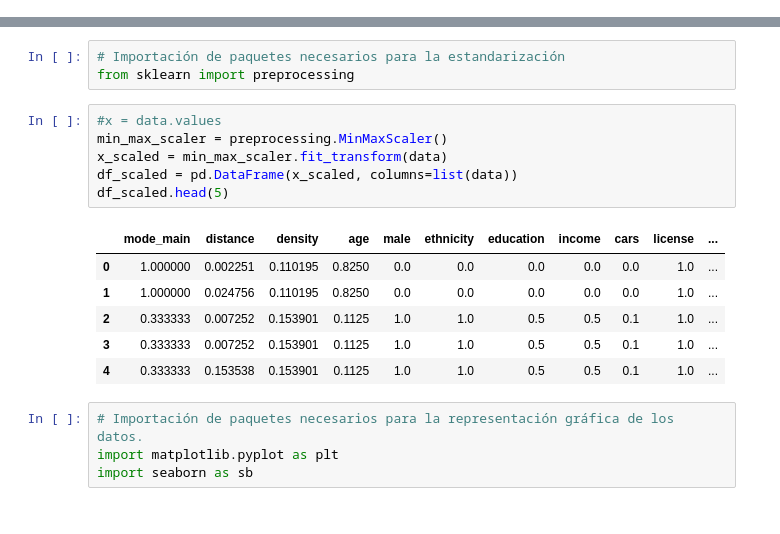
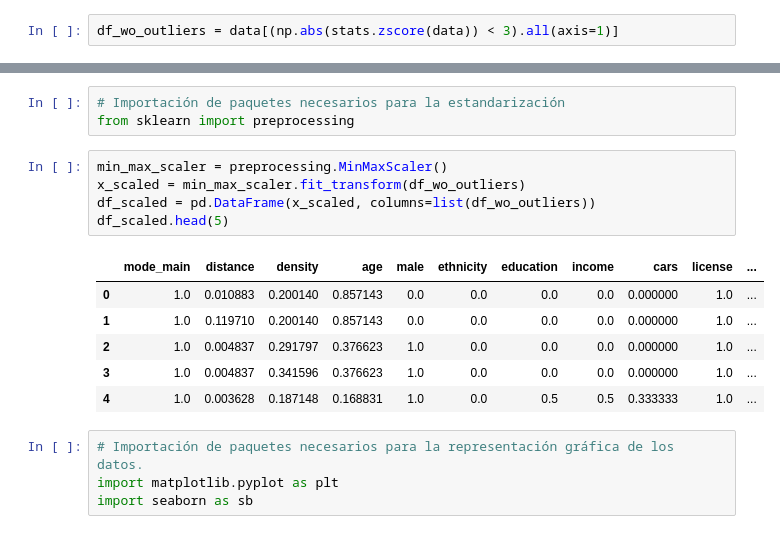
Before and after one commit to diego-anderica/Trabajo-Clustering, a Jupyter notebook: Fuzzy CMeans.ipynb, the cells around one changed output, grey strips where cells are left out. Cells and saved outputs as stored; diff of their text form.

```diff
--- a/Fuzzy CMeans.ipynb
+++ b/Fuzzy CMeans.ipynb
@@ -125,21 +151,22 @@ data.head(5)
+# %%
+df_wo_outliers = data[(np.abs(stats.zscore(data)) < 3).all(axis=1)]
 # %% [markdown]
 A continuación, estandarizamos todos los datos para que tengan una igual relevancia en los cálculos posteriores. Para ello, se utilizará el método "MinMaxScaler", ya que es uno de los métodos más sensible a outliers.
 # %%
 # Importación de paquetes necesarios para la estandarización
 from sklearn import preprocessing
 # %%
-#x = data.values
 min_max_scaler = preprocessing.MinMaxScaler()
-x_scaled = min_max_scaler.fit_transform(data)
-df_scaled = pd.DataFrame(x_scaled, columns=list(data))
+x_scaled = min_max_scaler.fit_transform(df_wo_outliers)
+df_scaled = pd.DataFrame(x_scaled, columns=list(df_wo_outliers))
 df_scaled.head(5)
 # %% [output]
 |  | mode_main | distance | density | age | male | ethnicity | education | income | cars | license | ... |
-| 0 | 1.000000 | 0.002251 | 0.110195 | 0.8250 | 0.0 | 0.0 | 0.0 | 0.0 | 0.0 | 1.0 | ... |
-| 1 | 1.000000 | 0.024756 | 0.110195 | 0.8250 | 0.0 | 0.0 | 0.0 | 0.0 | 0.0 | 1.0 | ... |
-| 2 | 0.333333 | 0.007252 | 0.153901 | 0.1125 | 1.0 | 1.0 | 0.5 | 0.5 | 0.1 | 1.0 | ... |
-| 3 | 0.333333 | 0.007252 | 0.153901 | 0.1125 | 1.0 | 1.0 | 0.5 | 0.5 | 0.1 | 1.0 | ... |
-| 4 | 0.333333 | 0.153538 | 0.153901 | 0.1125 | 1.0 | 1.0 | 0.5 | 0.5 | 0.1 | 1.0 | ... |
+| 0 | 1.0 | 0.010883 | 0.200140 | 0.857143 | 0.0 | 0.0 | 0.0 | 0.0 | 0.000000 | 1.0 | ... |
+| 1 | 1.0 | 0.119710 | 0.200140 | 0.857143 | 0.0 | 0.0 | 0.0 | 0.0 | 0.000000 | 1.0 | ... |
+| 2 | 1.0 | 0.004837 | 0.291797 | 0.376623 | 1.0 | 0.0 | 0.0 | 0.0 | 0.000000 | 1.0 | ... |
+| 3 | 1.0 | 0.004837 | 0.341596 | 0.376623 | 1.0 | 0.0 | 0.0 | 0.0 | 0.000000 | 1.0 | ... |
+| 4 | 1.0 | 0.003628 | 0.187148 | 0.168831 | 1.0 | 0.0 | 0.5 | 0.5 | 0.333333 | 1.0 | ... |
 # %%
 # Importación de paquetes necesarios para la representación gráfica de los datos.
 import matplotlib.pyplot as plt
```
Also changed, not shown: parts of 11 cells of this notebook.
